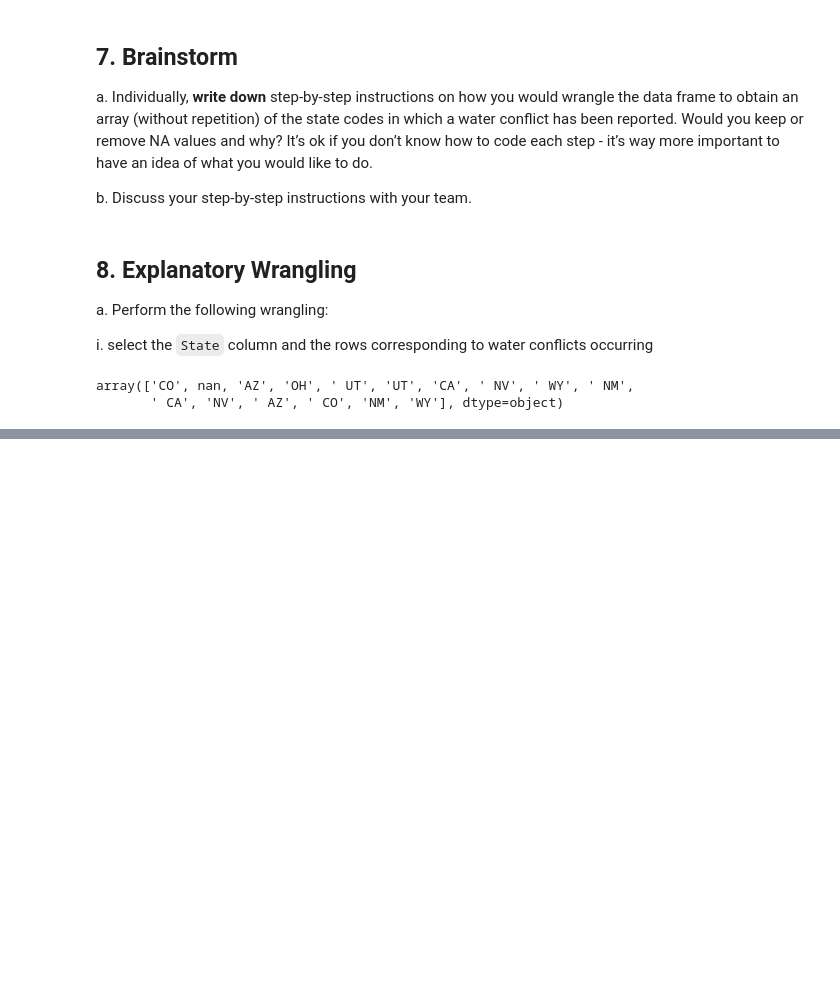
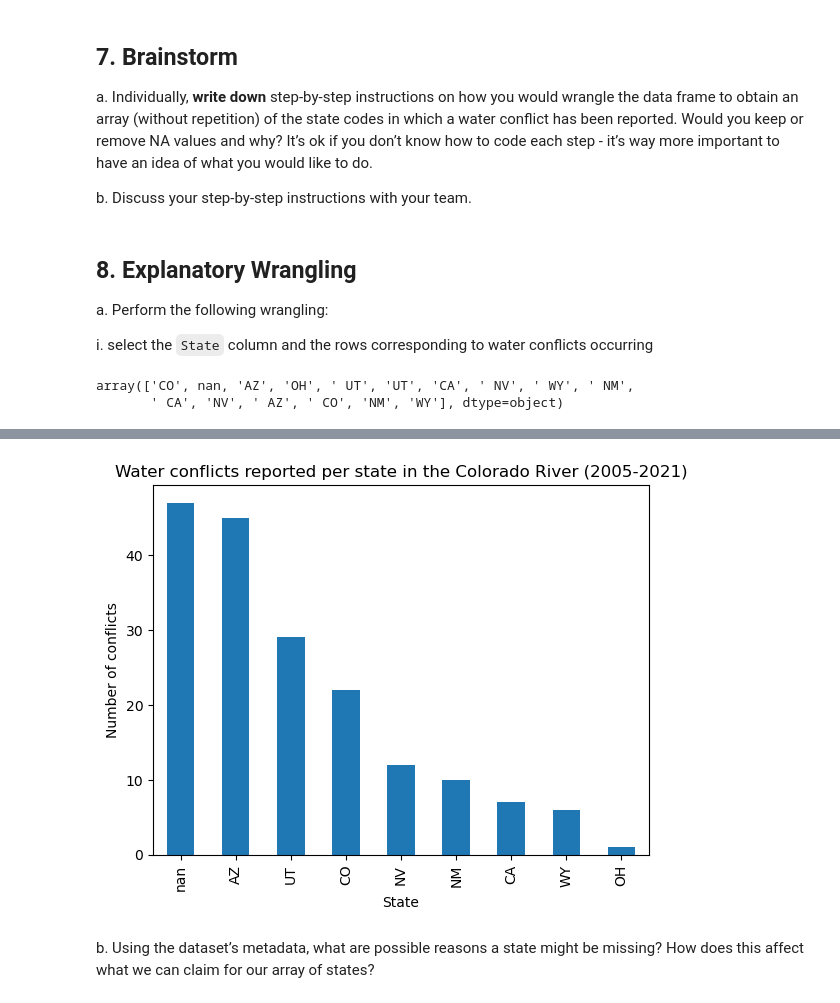
Before and after one commit to karolinasienko/eds220-2026-sections, a Jupyter notebook: section-2-co-basin-water-conflicts.ipynb, the cells around one changed output, grey strips where cells are left out. Drawn from its saved outputs; the diff is of its cells as text; code cells hidden in the pictures; blank space fills up the shorter version.

```diff
--- a/section-2-co-basin-water-conflicts.ipynb
+++ b/section-2-co-basin-water-conflicts.ipynb
@@ -288,0 +351,21 @@ array(['CO', nan, 'AZ', 'OH', ' UT', 'UT', 'CA', ' NV', ' WY', ' NM',
+# %%
+# Count conflicts per state, keeping NAs
+state_counts = (
+    df.loc[df['Conflict Present'] == 'Y', 'State']
+    .str.split(';')
+    .explode()
+    .str.strip()
+    .value_counts(dropna=False)
+)
+
+# Plot
+state_counts.plot(
+    kind='bar',
+    xlabel='State',
+    ylabel='Number of conflicts',
+    title='Water conflicts reported per state in the Colorado River (2005-2021)'
+);
+# %% [output]
+[figure, added]
+# %% [markdown]
+b. Using the dataset’s metadata, what are possible reasons a state might be missing? How does this affect what we can claim for our array of states?
```
Also changed, not shown: parts of 5 cells of this notebook.
